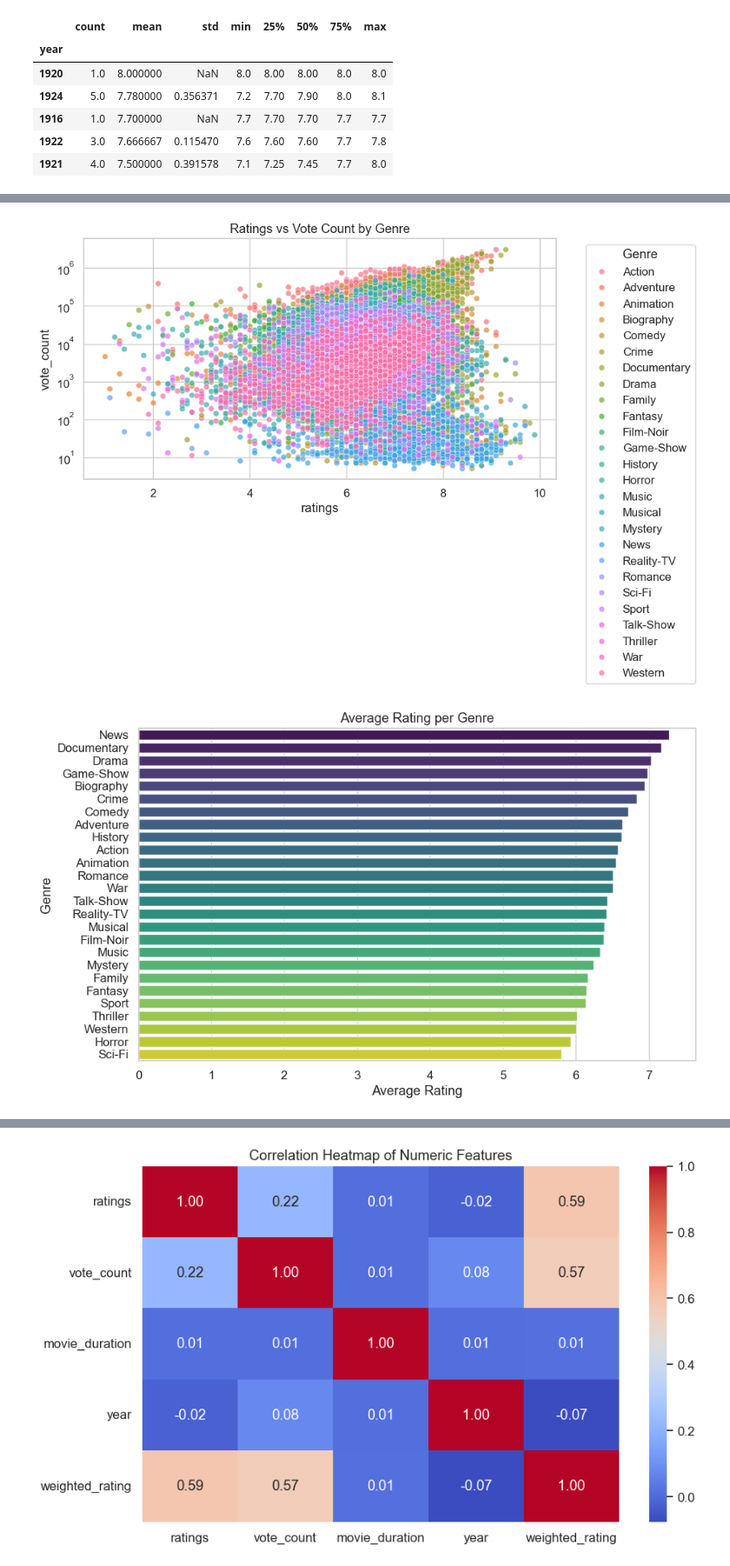
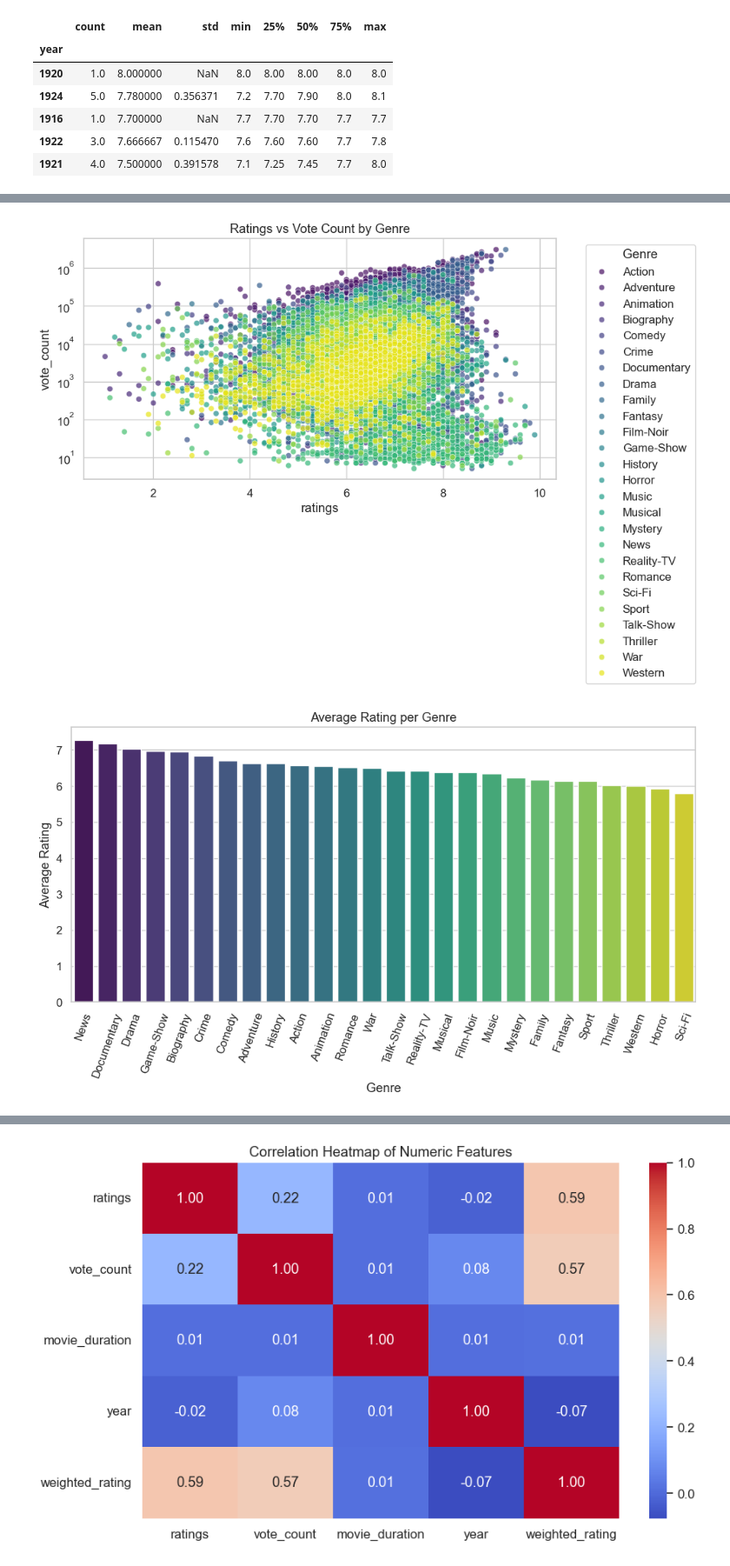
Before and after one commit to Theoph-ay/movie_success_prediction, a Jupyter notebook: notebooks/02_eda.ipynb, the cells around one changed output, grey strips where cells are left out. Shown at 87% size. Cells and saved outputs as stored; diff of their text form; code cells hidden in the pictures.

```diff
--- a/notebooks/02_eda.ipynb
+++ b/notebooks/02_eda.ipynb
@@ -165,7 +165,7 @@ df.head()
 #Setting style, paletter and figure size
 import seaborn as sns
 import matplotlib.pyplot as plt
-sns.set(style="whitegrid", palette="muted", font_scale=1.1)
+sns.set(style="whitegrid", palette="cool", font_scale=1.1)
 plt.rcParams['figure.figsize'] = (10, 6)
 # %%
 #plot ratings, year on genre
@@ -199,21 +213,24 @@ plt.show()
 # %%
-sns.scatterplot(x="ratings", y="vote_count", hue="genre", data=df, alpha=0.7)
+sns.scatterplot(x="ratings", y="vote_count", hue="genre", data=df, palette="viridis", alpha=0.7)
 plt.title("Ratings vs Vote Count by Genre")
 plt.yscale("log")
 plt.legend(title="Genre", bbox_to_anchor=(1.05, 1), loc="upper left")
 plt.tight_layout()
+plt.savefig(r"C:\Users\HP\Desktop\UI\important\Data Science\movie-success-prediction\reports\figures\scatter_ratings_votecount_year.png", dpi=300, bbox_inches="tight")
 plt.show()
 # %% [output]
-[figure, old version]
+[figure, new version]
 # %%
 genre_rating = df.groupby("genre")['ratings'].mean().sort_values(ascending=False)
-sns.barplot(x=genre_rating.values, y=genre_rating.index, hue=genre_rating.index, palette="viridis", legend=False)
+sns.barplot(x=genre_rating.index, y=genre_rating.values, hue=genre_rating.index,palette="viridis", legend=False)
 plt.title("Average Rating per Genre")
-plt.xlabel("Average Rating")
-plt.ylabel("Genre")
+plt.xlabel("Genre")
+plt.ylabel("Average Rating")
+plt.xticks(rotation=70)
 plt.tight_layout()
+plt.savefig(r"C:\Users\HP\Desktop\UI\important\Data Science\movie-success-prediction\reports\figures\avg_rating_genre.png", dpi=300, bbox_inches="tight")
 plt.show()
 # %% [output]
-[figure, old version]
+[figure, new version]
 # %%
 genre_votes = df.groupby("genre")['vote_count'].mean().sort_values(ascending=False)
```
Also changed, not shown: parts of 13 cells of this notebook, 18 other files.
